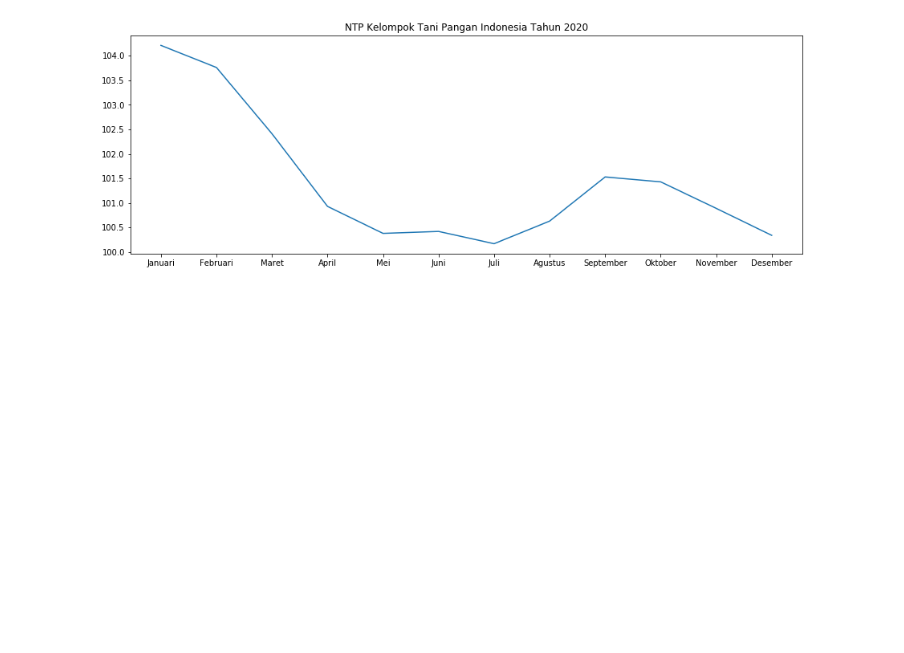
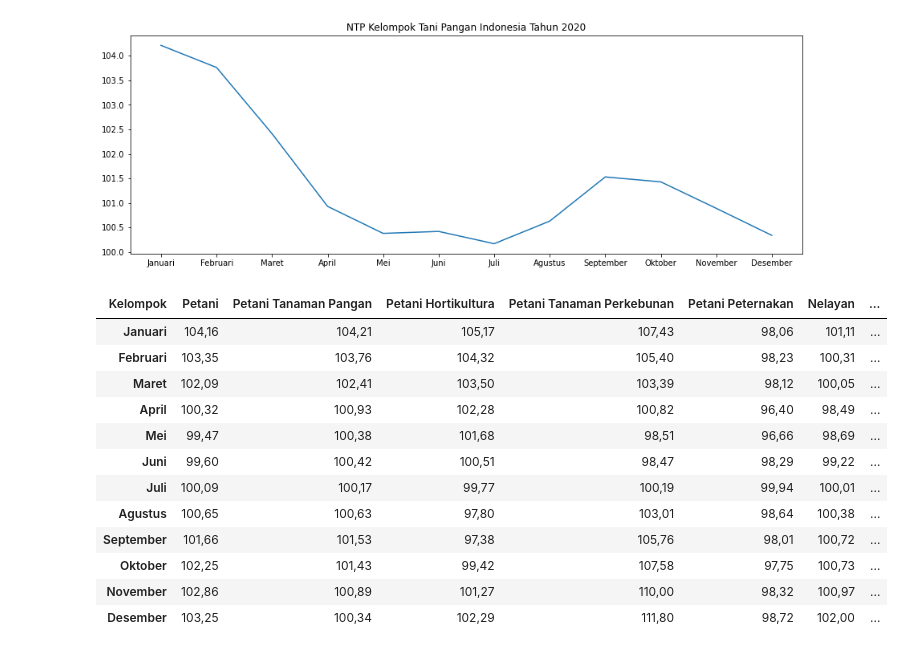
Before and after one commit to IanNarsa/iannarsa.github.io, a Jupyter notebook: pertanian/NTP.ipynb, the cells around one changed output. Saved outputs shown, nothing was run; the diff lists cells and outputs as text; code cells hidden in the pictures; blank space fills up the shorter version.

```diff
--- a/pertanian/NTP.ipynb
+++ b/pertanian/NTP.ipynb
@@ -173,6 +169,22 @@ plt.plot(nasional.index, nasional.values)
 [figure]
 # %%
 myData = data[data["Provinsi"]=="INDONESIA"].drop(["Tahunan", "Provinsi"], axis=1).set_index("Kelompok").T
+# %%
+myData
+# %% [output]
+| Kelompok | Petani | Petani Tanaman Pangan | Petani Hortikultura | Petani Tanaman Perkebunan | Petani Peternakan | Nelayan | ... |
+| Januari | 104,16 | 104,21 | 105,17 | 107,43 | 98,06 | 101,11 | ... |
+| Februari | 103,35 | 103,76 | 104,32 | 105,40 | 98,23 | 100,31 | ... |
+| Maret | 102,09 | 102,41 | 103,50 | 103,39 | 98,12 | 100,05 | ... |
+| April | 100,32 | 100,93 | 102,28 | 100,82 | 96,40 | 98,49 | ... |
+| Mei | 99,47 | 100,38 | 101,68 | 98,51 | 96,66 | 98,69 | ... |
+| Juni | 99,60 | 100,42 | 100,51 | 98,47 | 98,29 | 99,22 | ... |
+| Juli | 100,09 | 100,17 | 99,77 | 100,19 | 99,94 | 100,01 | ... |
+| Agustus | 100,65 | 100,63 | 97,80 | 103,01 | 98,64 | 100,38 | ... |
+| September | 101,66 | 101,53 | 97,38 | 105,76 | 98,01 | 100,72 | ... |
+| Oktober | 102,25 | 101,43 | 99,42 | 107,58 | 97,75 | 100,73 | ... |
+| November | 102,86 | 100,89 | 101,27 | 110,00 | 98,32 | 100,97 | ... |
+| Desember | 103,25 | 100,34 | 102,29 | 111,80 | 98,72 | 102,00 | ... |
 # %%
 tamp = myData.apply(lambda x: x.str.replace(',','.')).astype(float).replace(np.nan, 0).rename(columns=lambda x: re.sub(' ','_',x))
 # %%
```
Also changed, not shown: parts of 16 cells of this notebook, 14 other files.
